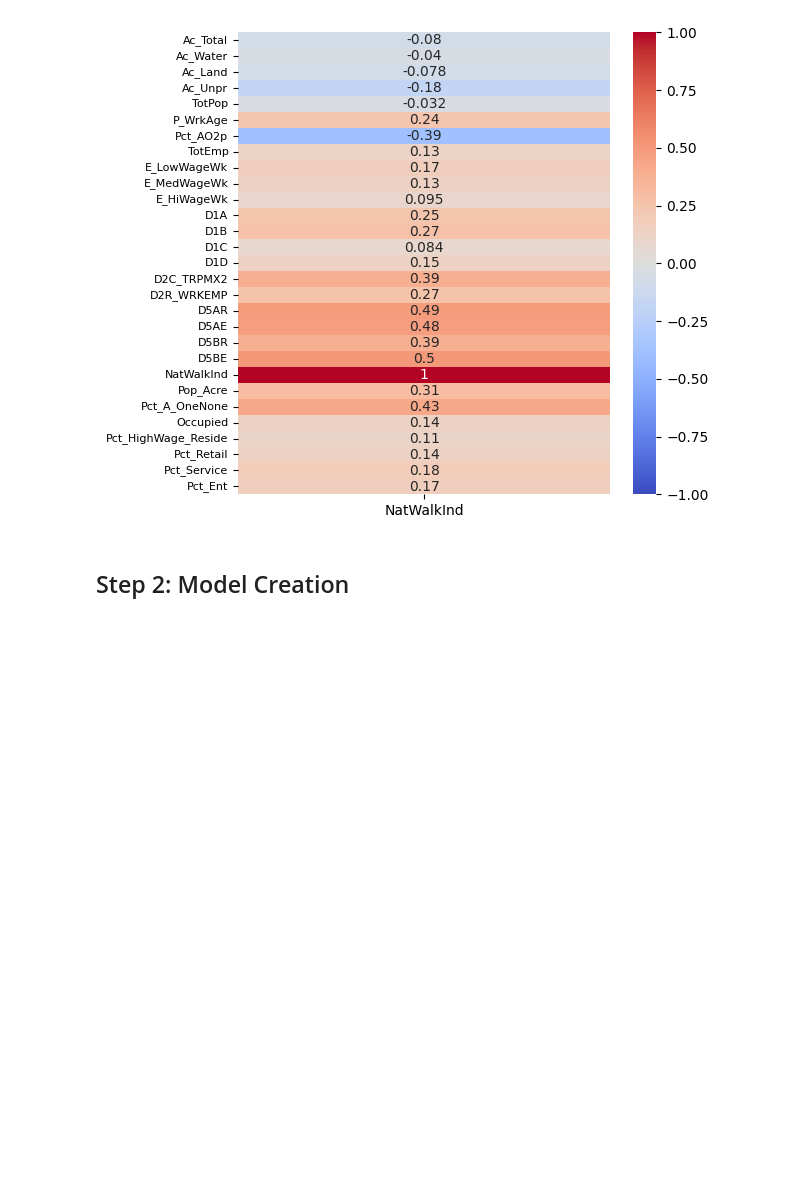
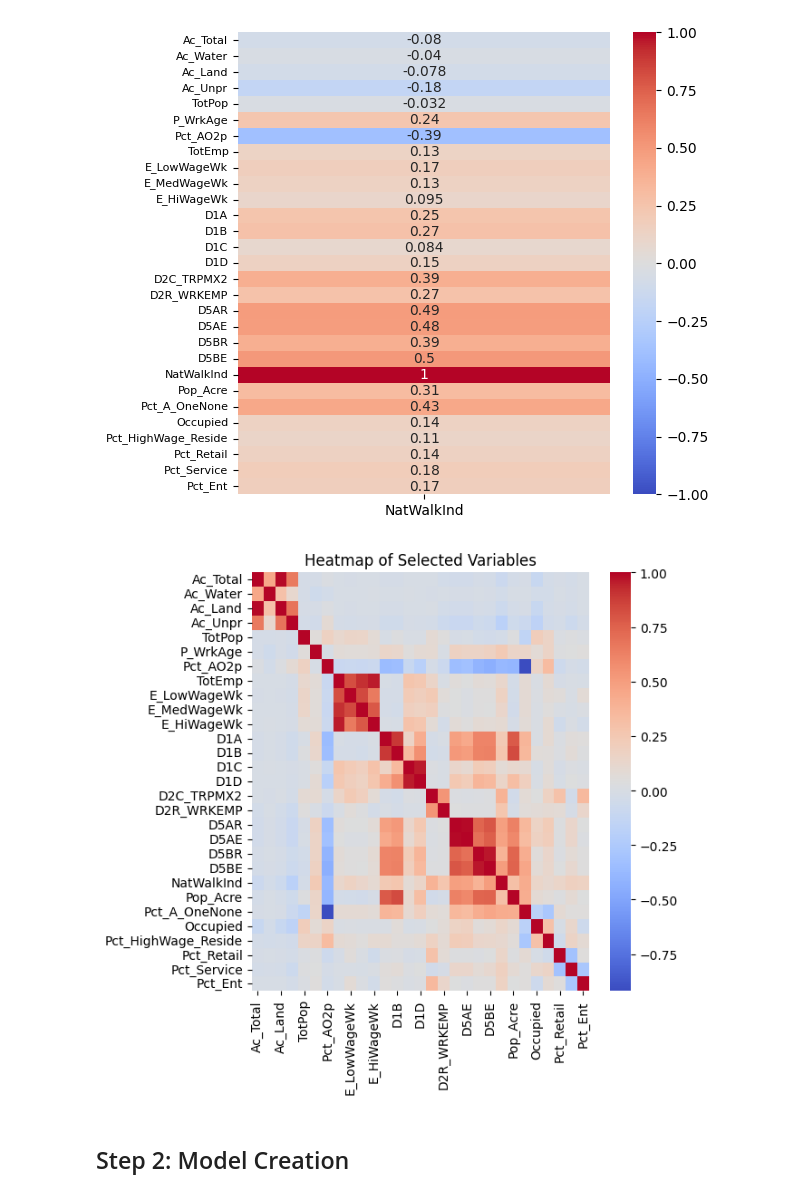
Before and after one commit to JamesJFan/CS6140_MachineLearning_FinalProject_Group1, a Jupyter notebook: CS6140_MachineLearning_FinalProject_Group1.ipynb, the cells around one changed output. Cells and saved outputs as stored; diff of their text form; code cells hidden in the pictures; blank space fills up the shorter version.

```diff
--- a/CS6140_MachineLearning_FinalProject_Group1.ipynb
+++ b/CS6140_MachineLearning_FinalProject_Group1.ipynb
@@ -291,6 +291,13 @@ plt.yticks(fontsize=8)
 plt.show()
 # %% [output]
 [figure]
+# %%
+plt.figure(figsize=(6, 6))
+sns.heatmap(correlation_matrix, cmap='coolwarm', fmt='.2f')
+plt.title('Heatmap of Selected Variables')
+plt.show()
+# %% [output]
+[figure, added]
 # %% [markdown]
 ## Step 2: Model Creation
 # %% [markdown]
```
Also changed, not shown: parts of 3 cells of this notebook.
